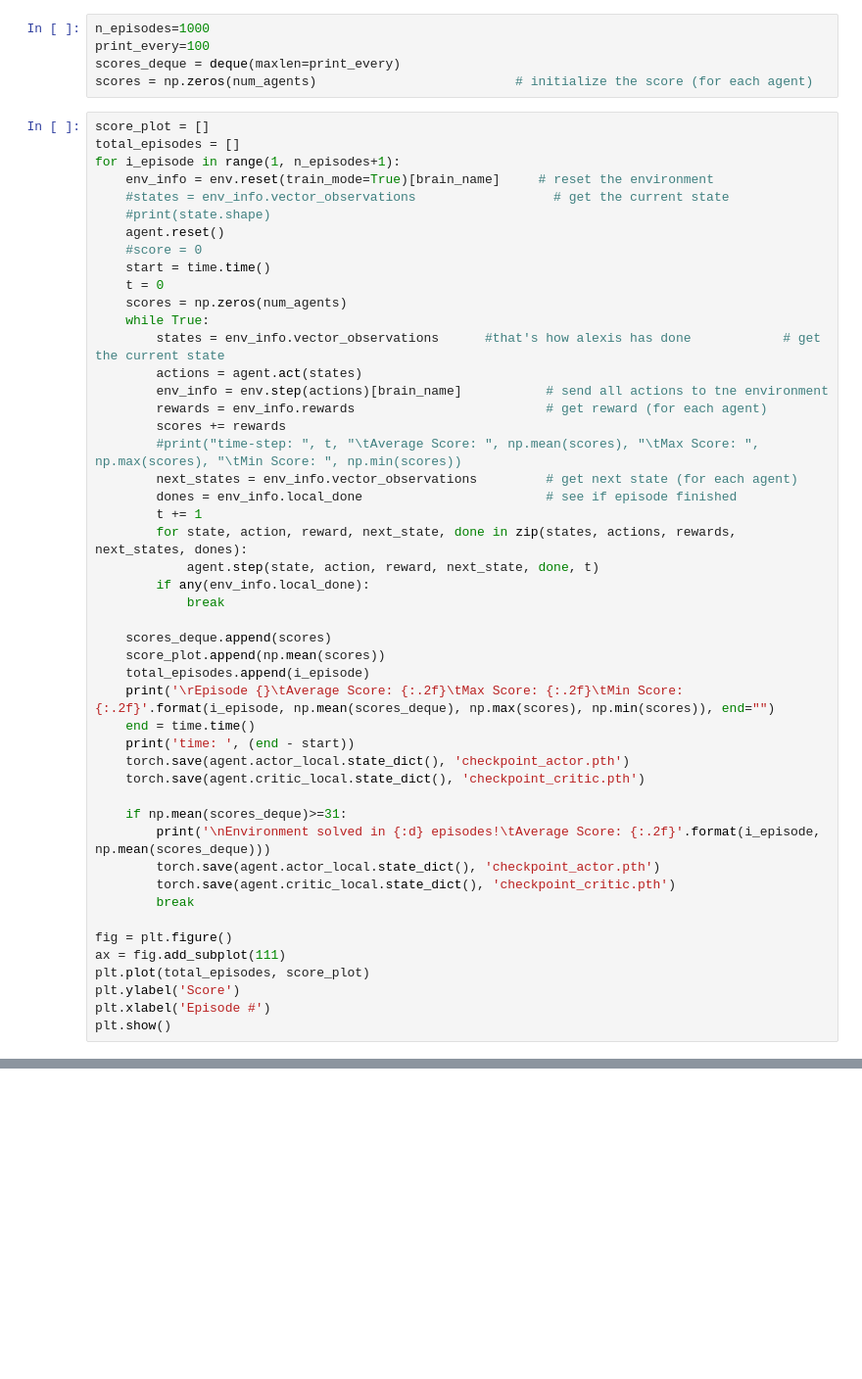
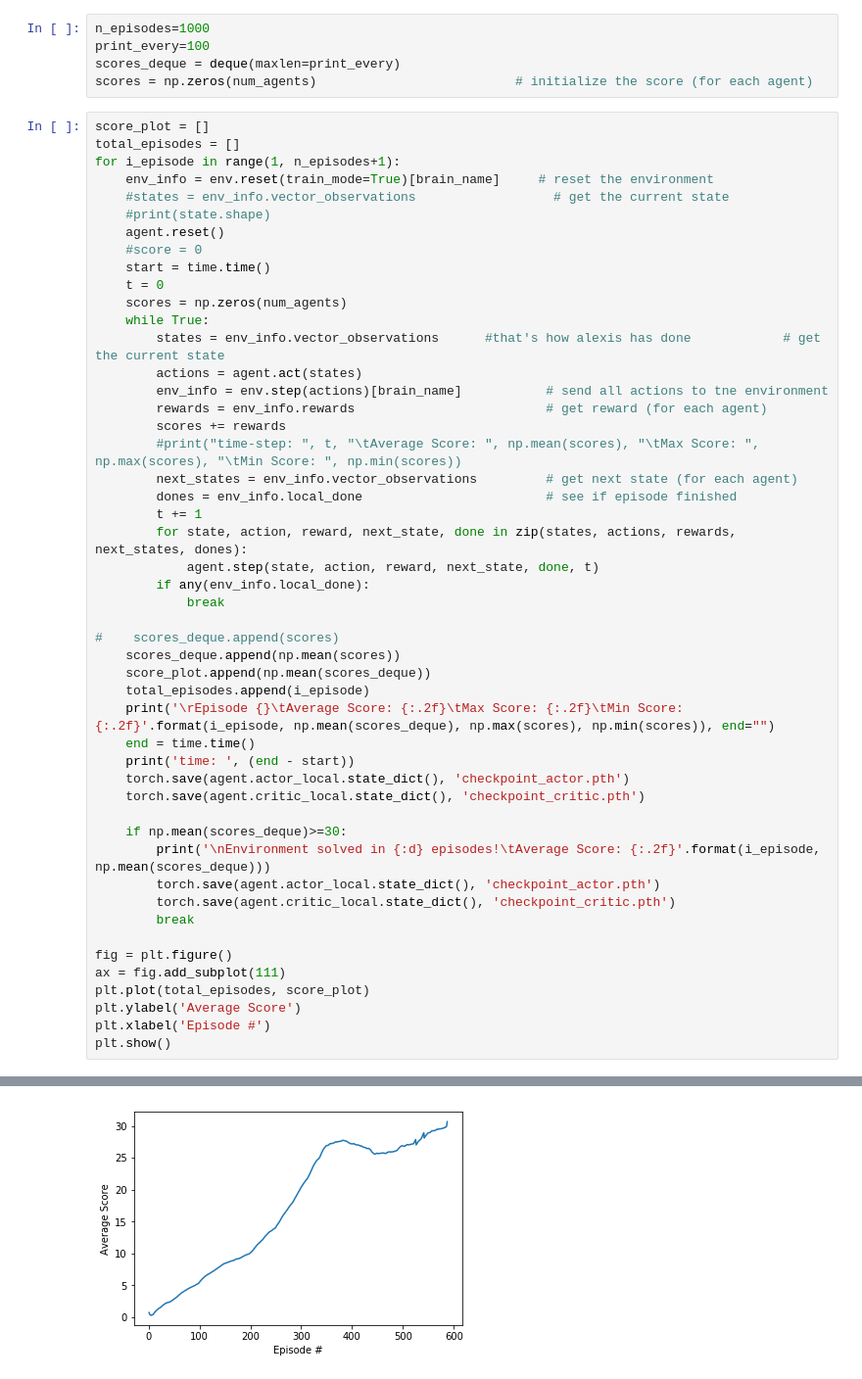
Before and after one commit to rahul-ahuja/Continuous-Control, a Jupyter notebook: Continuous_Control (1)-Copy1.ipynb, the cells around one changed output, grey strips where cells are left out. Shown at 98% size. Saved outputs shown, nothing was run; the diff lists cells and outputs as text; blank space fills up the shorter version.

```diff
--- a/Continuous_Control (1)-Copy1.ipynb
+++ b/Continuous_Control (1)-Copy1.ipynb
@@ -165,8 +165,9 @@ for i_episode in range(1, n_episodes+1):
         if any(env_info.local_done):
             break
 
-    scores_deque.append(scores)
-    score_plot.append(np.mean(scores))
+#    scores_deque.append(scores)
+    scores_deque.append(np.mean(scores))
+    score_plot.append(np.mean(scores_deque))
     total_episodes.append(i_episode)
     print('\rEpisode {}\tAverage Score: {:.2f}\tMax Score: {:.2f}\tMin Score: {:.2f}'.format(i_episode, np.mean(scores_deque), np.max(scores), np.min(scores)), end="")
     end = time.time()
@@ -174,7 +175,7 @@ for i_episode in range(1, n_episodes+1):
     torch.save(agent.actor_local.state_dict(), 'checkpoint_actor.pth')
     torch.save(agent.critic_local.state_dict(), 'checkpoint_critic.pth')
 
-    if np.mean(scores_deque)>=31:
+    if np.mean(scores_deque)>=30:
         print('\nEnvironment solved in {:d} episodes!\tAverage Score: {:.2f}'.format(i_episode, np.mean(scores_deque)))
         torch.save(agent.actor_local.state_dict(), 'checkpoint_actor.pth')
         torch.save(agent.critic_local.state_dict(), 'checkpoint_critic.pth')
@@ -183,7 +184,7 @@ for i_episode in range(1, n_episodes+1):
 fig = plt.figure()
 ax = fig.add_subplot(111)
 plt.plot(total_episodes, score_plot)
-plt.ylabel('Score')
+plt.ylabel('Average Score')
 plt.xlabel('Episode #')
 plt.show()
 # %% [output]
@@ -190,0 +208 @@ KeyboardInterrupt:
+[figure, added]
```
Also changed, not shown: parts of 2 cells of this notebook.
